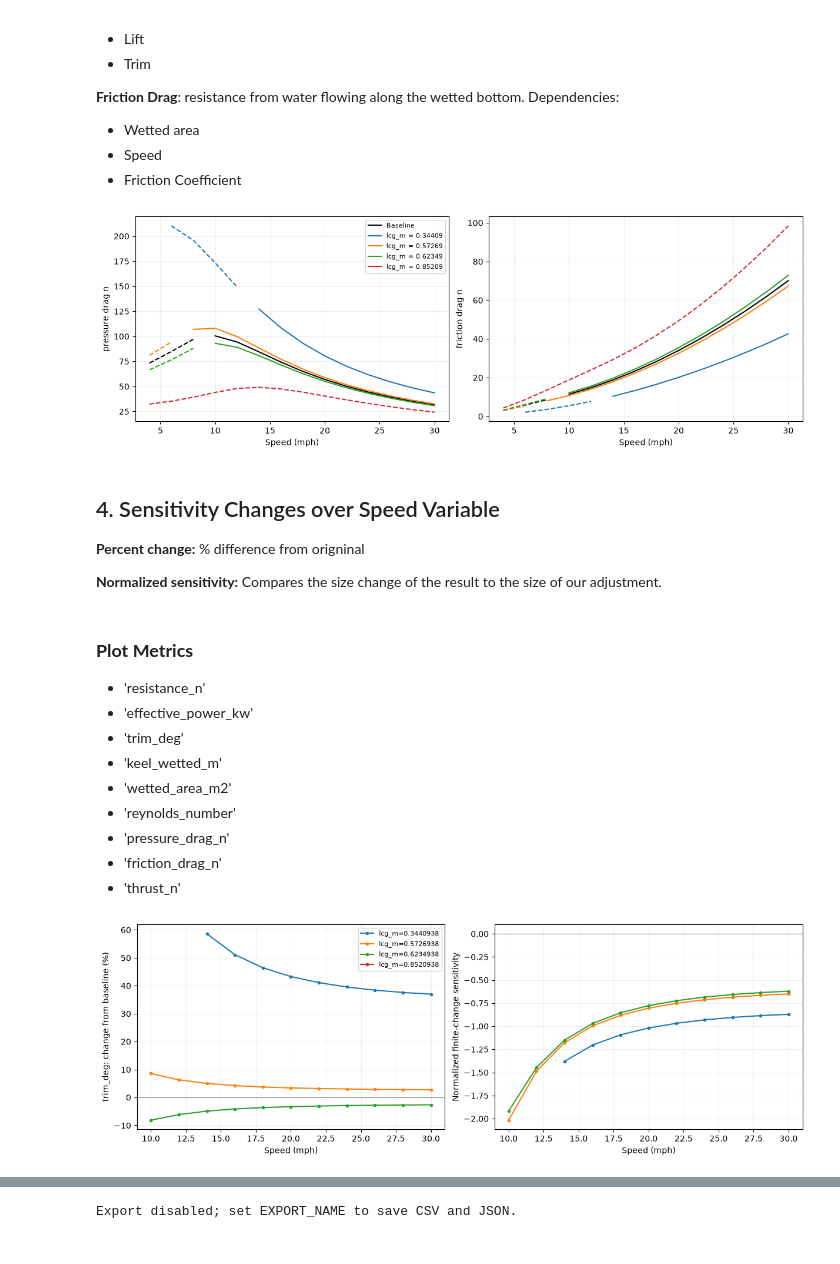
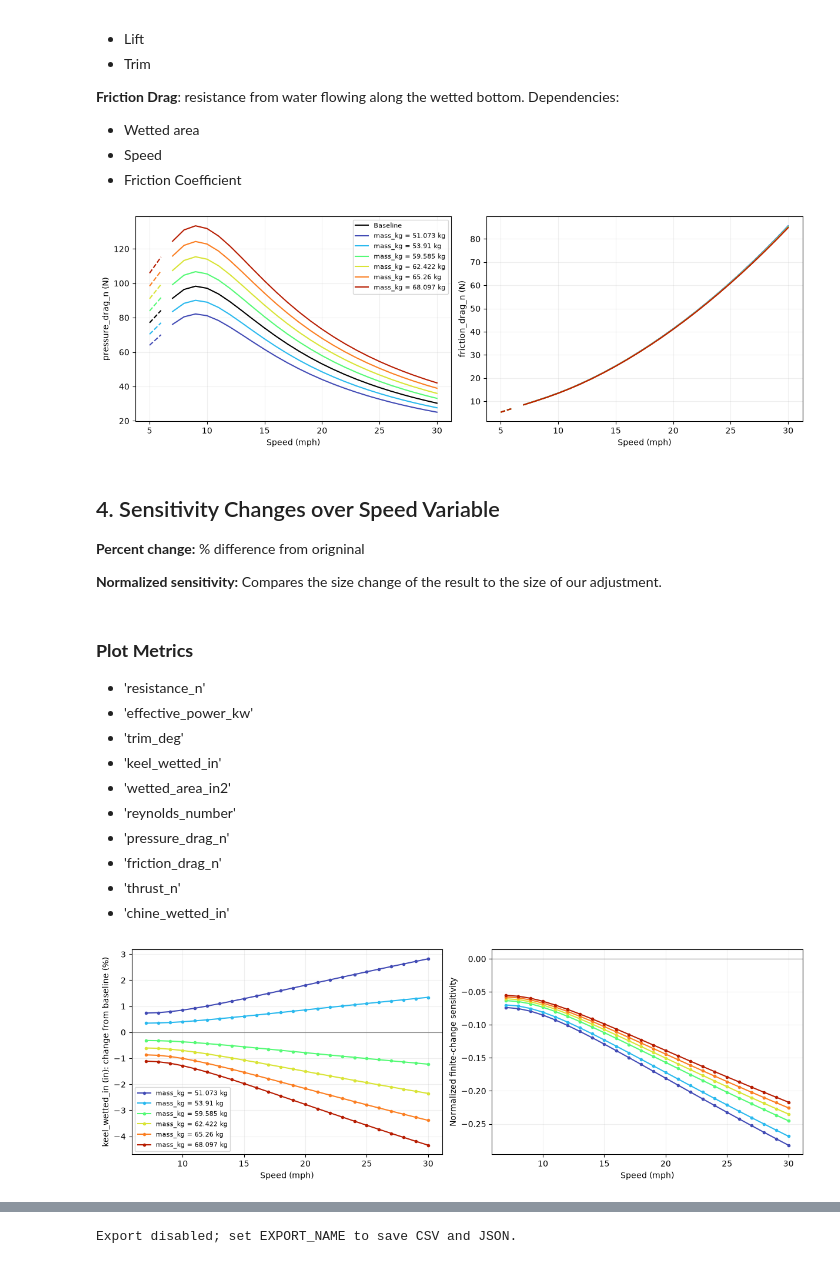
Before and after one commit to MarMar888/haav-modeling, a Jupyter notebook: hull/sensitivity-analysis.ipynb, the cells around one changed output, grey strips where cells are left out. Drawn from its saved outputs; the diff is of its cells as text; code cells hidden in the pictures.

```diff
--- a/hull/sensitivity-analysis.ipynb
+++ b/hull/sensitivity-analysis.ipynb
@@ -125,40 +148,49 @@ Select `PLOT_PARAMETER`. Options:
 # %%
-PLOT_PARAMETER = 'lcg_m'
+PLOT_PARAMETER = 'mass_kg'
 DETAIL_MPH = 10
 SHOW_OUTSIDE_LIMITS = True
 # %% [markdown]
 ## 2. Speed curves
 # %%
 def label_for(name, frame):
-    row = frame.iloc[0]
     if name == 'baseline':
         return 'Baseline'
+    row = frame.iloc[0]
     key = row['parameter']
     if pd.notna(key):
-        return f"{key} = {row['parameter_value']:.5g}"
-    return name.removeprefix('scenario:')
+        display_key, _, unit = units.column_info(key)
+        return f"{display_key} = {units.value_in_inches(key, row['parameter_value']):.5g} {unit}"
+    return units.scenario_label(name)
 
 selected = curves[(curves['scenario'] == 'baseline') |
-                  (curves['parameter'] == PLOT_PARAMETER) |
+                  (curves['parameter'] == units.si_key(PLOT_PARAMETER)) |
                   curves['scenario'].str.startswith('scenario:')]
 metrics = [('resistance_n', 'Resistance (N)'), ('effective_power_kw', 'Effective power (kW)'),
-           ('trim_deg', 'Trim (deg)'), ('keel_wetted_m', 'Wetted keel length (m)'),
-           ('wetted_area_m2', 'Wetted area (m²)'), ('reynolds_number', 'Reynolds number')]
+           ('trim_deg', 'Trim (deg)'), ('keel_wetted_m', 'Wetted keel length (in)'),
+           ('wetted_area_m2', 'Wetted area (in²)'), ('reynolds_number', 'Reynolds number')]
+# Assign each variant a distinct position along a multicolor gradient.
+# Reuse these colors in every chart; the baseline stays black.
+names = [name for name in selected['scenario'].unique() if name != 'baseline']
+cmap = plt.get_cmap('turbo').resampled(max(256, 2 * len(names)))
+line_colors = {'baseline': 'black'}
+for i, name in enumerate(names):
+    line_colors[name] = cmap(0.08 + 0.84 * i / max(1, len(names) - 1))
+
 fig, axes = plt.subplots(3, 2, figsize=(12, 11), constrained_layout=True)
 for name, frame in selected.groupby('scenario', sort=False):
     frame = frame.sort_values('speed_mph')
-    color = 'black' if name == 'baseline' else None
+    color = line_colors[name]
     for ax, (metric, ylabel) in zip(axes.flat, metrics):
         # Static power is deliberately not connected to the running model.
-        y = frame.reindex(columns=[metric])[metric]
+        y = frame.reindex(columns=[metric])[metric] * units.column_info(metric)[1]
         line, = ax.plot(frame['speed_mph'], y.where(frame['screen_ok']),
-                        label=label_for(name, frame), color=color, linewidth=2 if name == 'baseline' else 1.3)
+                        label=label_for(name, frame), color=color, linewidth=2.5 if name == 'baseline' else 1.3)
         if SHOW_OUTSIDE_LIMITS:
             ax.plot(frame['speed_mph'], y.where(frame['solved'] & ~frame['screen_ok']),
                     '--', color=line.get_color(), alpha=0.7)
         ax.set(xlabel='Speed (mph)', ylabel=ylabel)
         ax.grid(alpha=0.2)
 axes[0, 0].legend(fontsize=8)
-fig.suptitle(f'{PLOT_PARAMETER}: each curve re-solves trim and wetting; dashed = outside empirical screen')
+fig.suptitle(f'{units.quantity_label(PLOT_PARAMETER)}: Curves Re-solve Trim and Wetting')
 plt.show()
 # %% [output]
@@ -183,16 +215,16 @@ for name, frame in selected.groupby('scenario', sort=False):
     for ax, metric in zip(axes, ['pressure_drag_n', 'friction_drag_n']):
         y = frame.reindex(columns=[metric])[metric]
         line, = ax.plot(frame['speed_mph'], y.where(frame['screen_ok']),
-                        label=label_for(name, frame), color='black' if name == 'baseline' else None)
+                        label=label_for(name, frame), color=line_colors[name])
         if SHOW_OUTSIDE_LIMITS:
             ax.plot(frame['speed_mph'], y.where(frame['solved'] & ~frame['screen_ok']),
                     '--', color=line.get_color())
-        ax.set(xlabel='Speed (mph)', ylabel=metric.replace('_', ' '))
+        ax.set(xlabel='Speed (mph)', ylabel=units.quantity_label(metric))
         ax.grid(alpha=0.2)
 axes[0].legend(fontsize=8)
 plt.show()
 # %% [output]
-[figure, old version]
+[figure, new version]
 # %% [markdown]
 ## 4. Sensitivity Changes over Speed Variable
 
@@ -204,36 +236,37 @@ plt.show()
 - 'resistance_n'
 - 'effective_power_kw'
 - 'trim_deg'
-- 'keel_wetted_m'
-- 'wetted_area_m2'
+- 'keel_wetted_in'
+- 'wetted_area_in2'
 - 'reynolds_number'
 - 'pressure_drag_n'
 - 'friction_drag_n'
 - 'thrust_n'
+- 'chine_wetted_in'
 # %%
-PLOT_METRIC = 'trim_deg'
+PLOT_METRIC = 'keel_wetted_in'
 # %%
 fig, axes = plt.subplots(1, 2, figsize=(12, 4), constrained_layout=True)
 if not sensitivity.empty:
-    subset = sensitivity[(sensitivity['parameter'] == PLOT_PARAMETER) &
-                         (sensitivity['metric'] == PLOT_METRIC)]
+    subset = sensitivity[(sensitivity['parameter'] == units.si_key(PLOT_PARAMETER)) &
+                         (sensitivity['metric'] == units.si_key(PLOT_METRIC))]
     for name, frame in subset.groupby('scenario', sort=False):
         frame = frame.sort_values('speed_mph')
         for ax, field in zip(axes, ['percent_change', 'elasticity']):
-            ax.plot(frame['speed_mph'], frame[field], marker='.', label=name)
+            ax.plot(frame['speed_mph'], frame[field], marker='.', label=label_for(name, curves[curves['scenario'] == name]), color=line_colors[name])
     for ax in axes:
         ax.axhline(0, color='gray', linewidth=0.8)
         ax.set_xlabel('Speed (mph)')
         ax.grid(alpha=0.2)
-    axes[0].set_ylabel(f'{PLOT_METRIC}: change from baseline (%)')
+    axes[0].set_ylabel(f'{units.quantity_label(PLOT_METRIC)}: change from baseline (%)')
     axes[1].set_ylabel('Normalized finite-change sensitivity')
     if not subset.empty:
         axes[0].legend(fontsize=8)
 else:
     axes[0].text(0.5, 0.5, 'Add one-input variations to compute sensitivities', ha='center')
 plt.show()
 # %% [output]
-[figure, old version]
+[figure, new version]
 # %% [markdown]
 ## 5. Inspect exact numbers and flags
 
```
Also changed, not shown: parts of 9 cells of this notebook, 21 other files.
